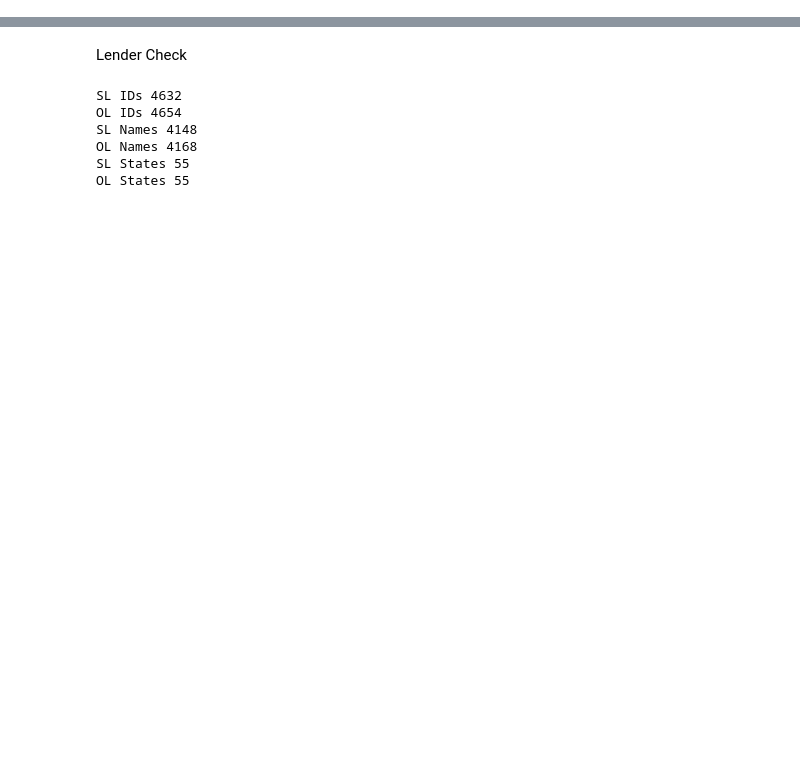
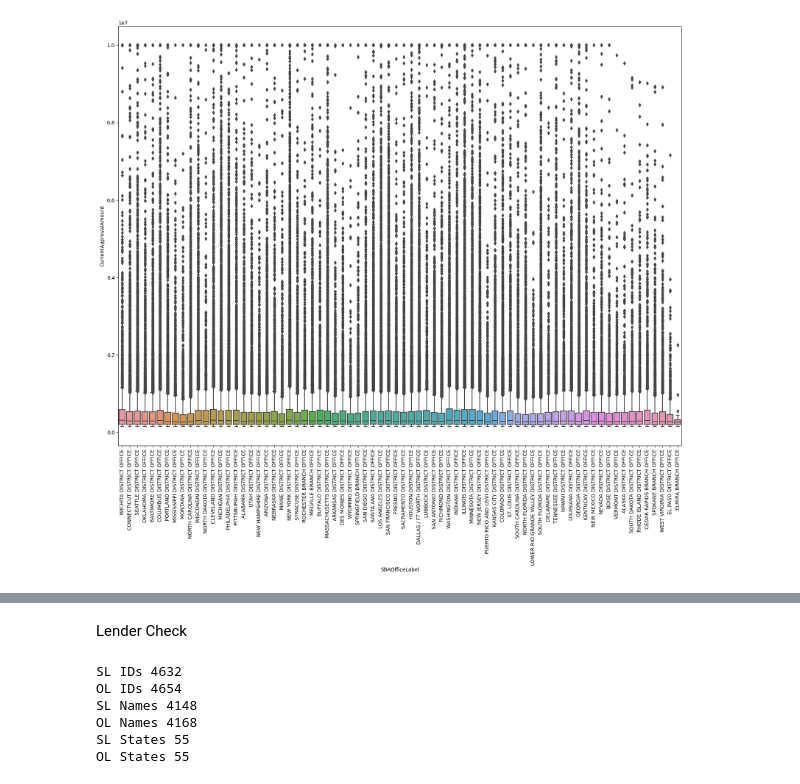
Before and after one commit to cspence001/mapdata_finalization_notebooks, a Jupyter notebook: updates:comparisons/column_value_checks.ipynb, the cells around one changed output, grey strips where cells are left out. Drawn from its saved outputs; the diff is of its cells as text; code cells hidden in the pictures; blank space fills up the shorter version.

Commit message:
update column_value_checks, exploratory

```diff
--- a/updates:comparisons/column_value_checks.ipynb
+++ b/updates:comparisons/column_value_checks.ipynb
@@ -7,0 +37,12 @@ pipe_file = pd.read_csv("../../data/ppp_pipe23.csv", index_col=0)
+# %%
+cols = ["LoanNumber","SBAOfficeLabel", "SBAOfficeCode", "CurrentApprovalAmount"]
+sba_ca = pipe_file[cols]
+sba_ca.groupby(["SBAOfficeLabel"]).agg({'CurrentApprovalAmount':'sum'})
+
+
+plt.figure(figsize=(20,15))
+sns.boxplot(y='CurrentApprovalAmount',x='SBAOfficeLabel',data = sba_ca.sort_values('CurrentApprovalAmount',ascending=False))
+plt.xticks(rotation=90)
+plt.show()
+# %% [output]
+[figure, added]
```
Also changed, not shown: parts of 31 cells of this notebook, 2 other files.
